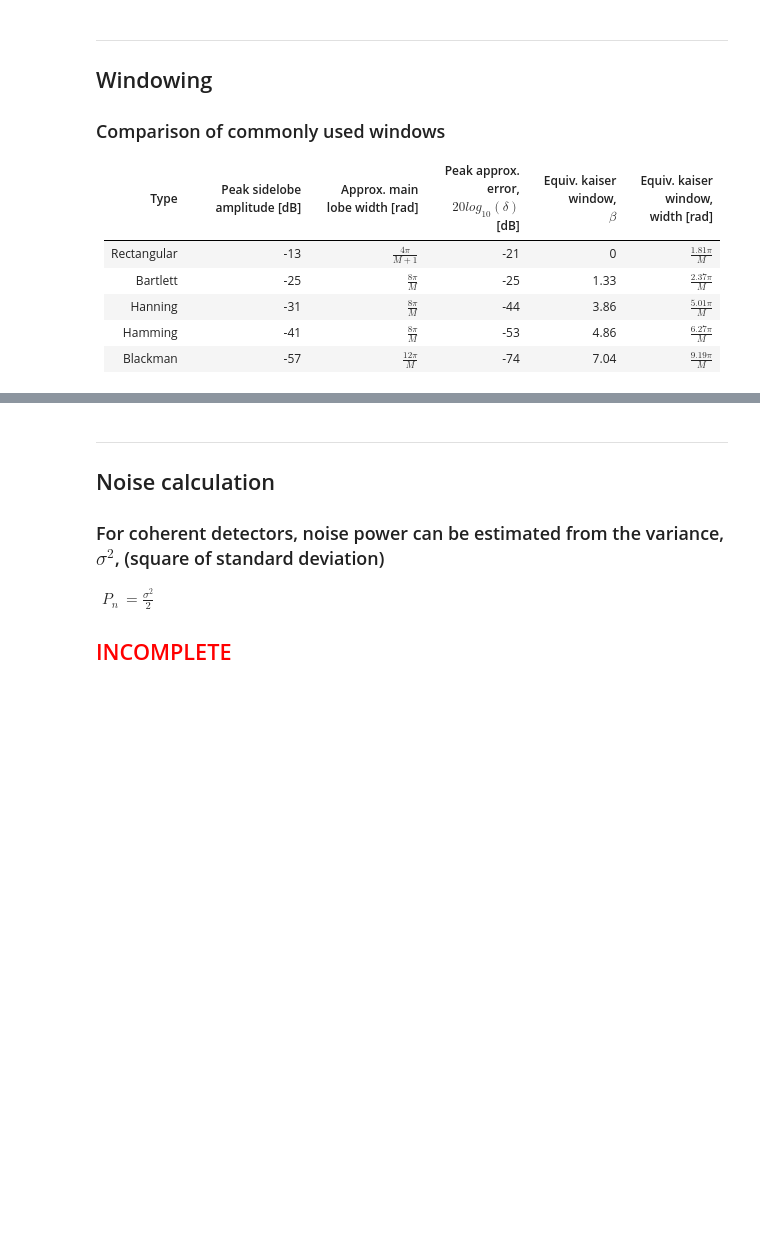
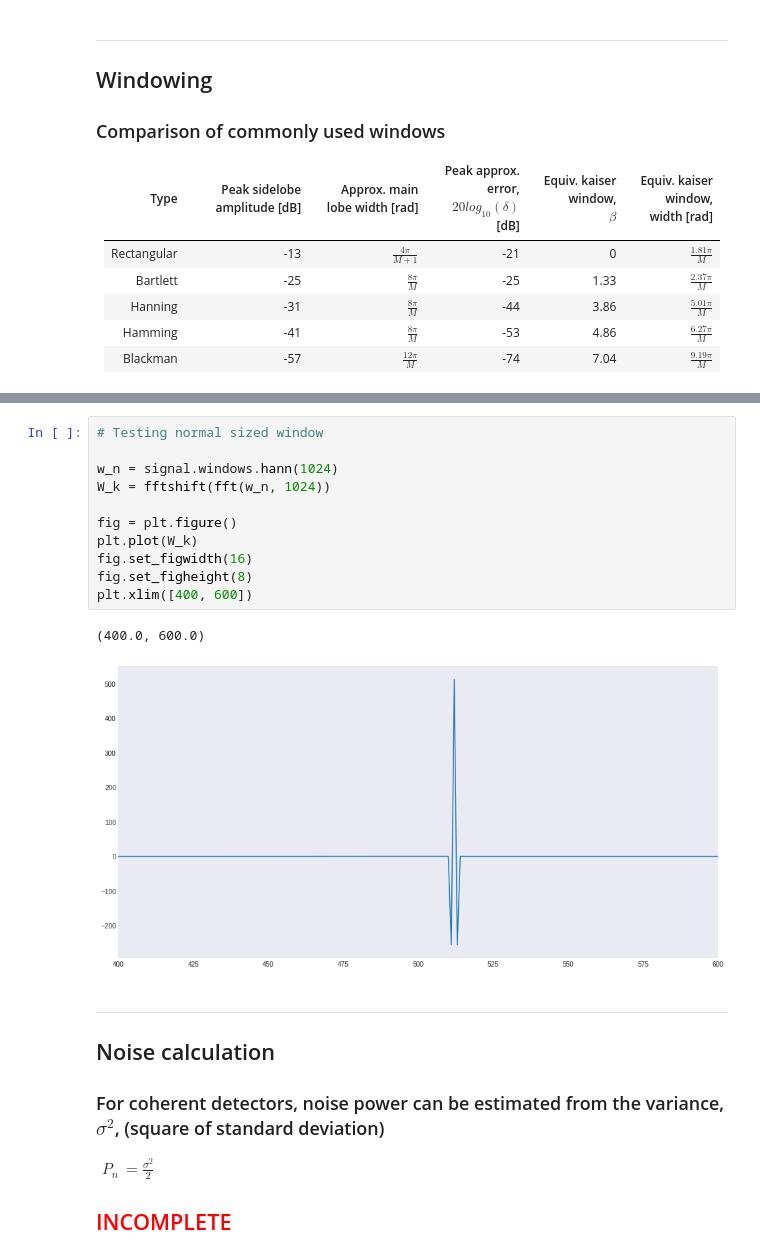
Before and after one commit to brunerm99/ADI_Radar_DSP, a Jupyter notebook: Bruner_Thesis/Target_Detection.ipynb, the cells around one changed output, grey strips where cells are left out. Saved outputs shown, nothing was run; the diff lists cells and outputs as text; blank space fills up the shorter version.

```diff
--- a/Bruner_Thesis/Target_Detection.ipynb
+++ b/Bruner_Thesis/Target_Detection.ipynb
@@ -157,3 +165,17 @@ axes[4][1].plot(freq, 10 * np.log10(Y_k_kaiser / np.max(Y_k_kaiser)))
+# %%
+# Testing normal sized window
+
+w_n = signal.windows.hann(1024)
+W_k = fftshift(fft(w_n, 1024))
+
+fig = plt.figure()
+plt.plot(W_k)
+fig.set_figwidth(16)
+fig.set_figheight(8)
+plt.xlim([400, 600])
+# %% [output]
+(400.0, 600.0)
+[figure, added]
 # %% [markdown]
 ***
 ## Noise calculation
```
Also changed, not shown: parts of 8 cells of this notebook.
